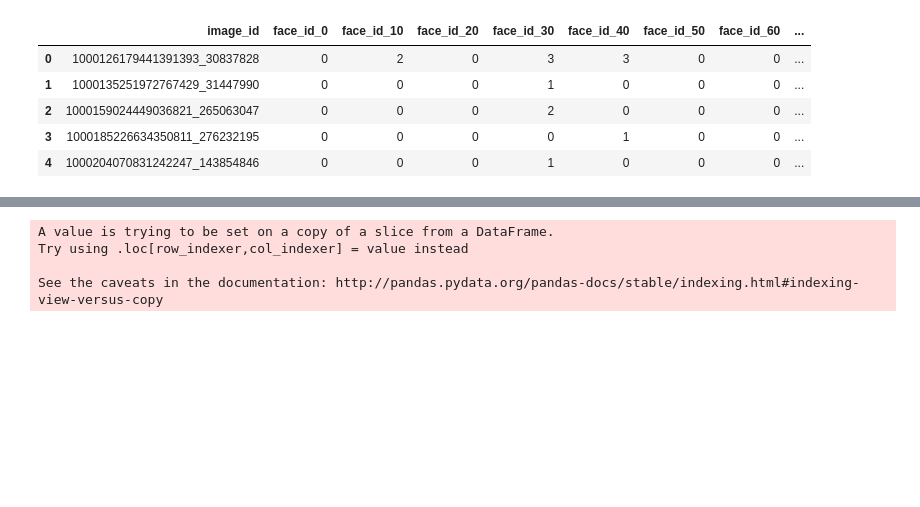
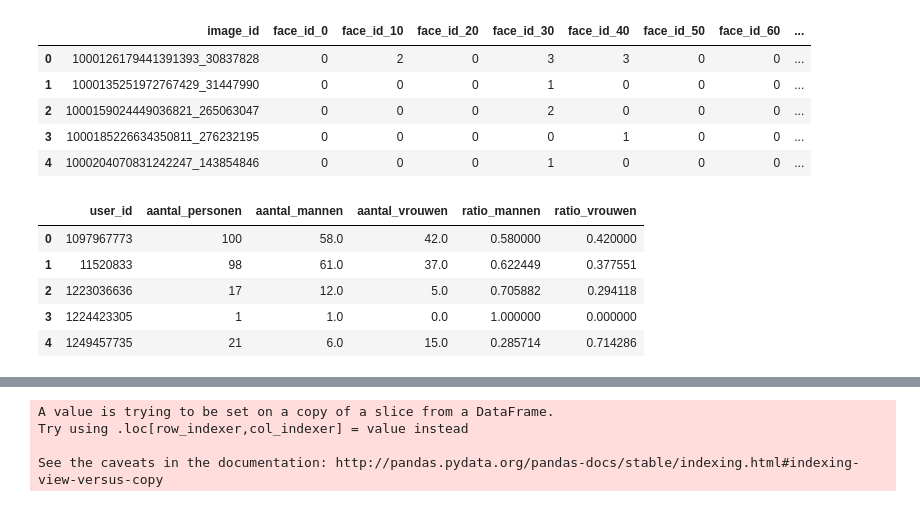
Before and after one commit to JeffreyBosman/FDScase2, a Jupyter notebook: Preprocessing_instagram_assignment.ipynb, the cells around one changed output, grey strips where cells are left out. Cells and saved outputs as stored; diff of their text form; code cells hidden in the pictures; blank space fills up the shorter version.

```diff
--- a/Preprocessing_instagram_assignment.ipynb
+++ b/Preprocessing_instagram_assignment.ipynb
@@ -132,3 +162,12 @@ leeftijd_mensen_in_foto.head()
 | 2 | 1000159024449036821_265063047 | 0 | 0 | 0 | 2 | 0 | 0 | 0 | ... |
 | 3 | 1000185226634350811_276232195 | 0 | 0 | 0 | 0 | 1 | 0 | 0 | ... |
 | 4 | 1000204070831242247_143854846 | 0 | 0 | 0 | 1 | 0 | 0 | 0 | ... |
+# %%
+people.head()
+# %% [output]
+|  | user_id | aantal_personen | aantal_mannen | aantal_vrouwen | ratio_mannen | ratio_vrouwen |
+| 0 | 1097967773 | 100 | 58.0 | 42.0 | 0.580000 | 0.420000 |
+| 1 | 11520833 | 98 | 61.0 | 37.0 | 0.622449 | 0.377551 |
+| 2 | 1223036636 | 17 | 12.0 | 5.0 | 0.705882 | 0.294118 |
+| 3 | 1224423305 | 1 | 1.0 | 0.0 | 1.000000 | 0.000000 |
+| 4 | 1249457735 | 21 | 6.0 | 15.0 | 0.285714 | 0.714286 |
```
Also changed, not shown: parts of 26 cells of this notebook.
